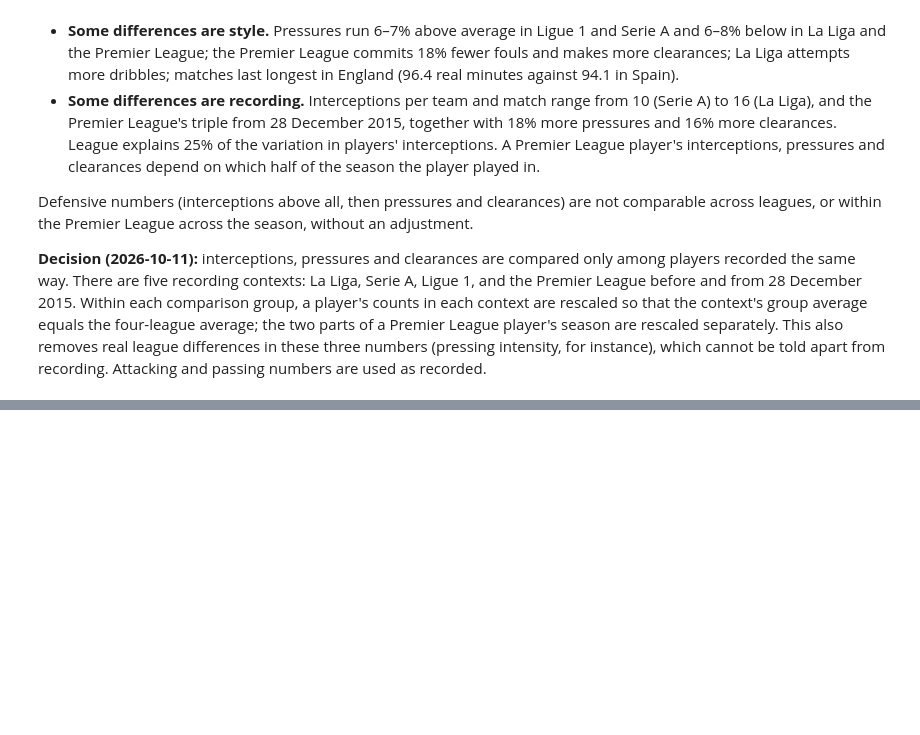
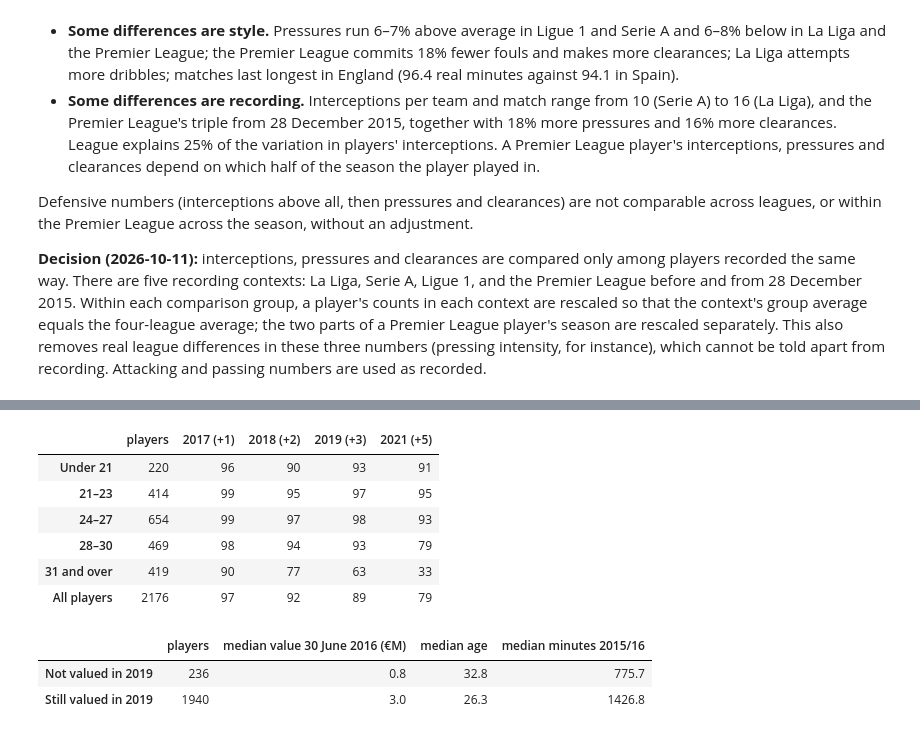
Before and after one commit to Fabiohhp/football-scouting, a Jupyter notebook: notebooks/01_data_exploration.ipynb, the cells around one changed output, grey strips where cells are left out. Saved outputs shown, nothing was run; the diff lists cells and outputs as text; code cells hidden in the pictures; blank space fills up the shorter version.

```diff
--- a/notebooks/01_data_exploration.ipynb
+++ b/notebooks/01_data_exploration.ipynb
@@ -999,0 +1376,38 @@ numbers are used as recorded.
+# %%
+HORIZONS = {"2017 (+1)": 2017, "2018 (+2)": 2018, "2019 (+3)": 2019, "2021 (+5)": 2021}
+age_band = pd.cut(players.set_index("player_id").age, AGE_BANDS, right=False, labels=AGE_LABELS)
+still = pd.DataFrame(
+    {
+        label: age_band.index.isin(value_at(valuations, f"{y}-08-31", max_age_days=365).index)
+        for label, y in HORIZONS.items()
+    },
+    index=age_band.index,
+)
+table = still.groupby(age_band, observed=True).mean().mul(100)
+table.loc["All players"] = still.mean().mul(100)
+table.insert(0, "players", [*age_band.value_counts().reindex(AGE_LABELS), len(still)])
+table.round(0).astype(int).rename_axis(None)
+# %% [output]
+|  | players | 2017 (+1) | 2018 (+2) | 2019 (+3) | 2021 (+5) |
+| Under 21 | 220 | 96 | 90 | 93 | 91 |
+| 21–23 | 414 | 99 | 95 | 97 | 95 |
+| 24–27 | 654 | 99 | 97 | 98 | 93 |
+| 28–30 | 469 | 98 | 94 | 93 | 79 |
+| 31 and over | 419 | 90 | 77 | 63 | 33 |
+| All players | 2176 | 97 | 92 | 89 | 79 |
+# %%
+status = still["2019 (+3)"].map({True: "Still valued in 2019", False: "Not valued in 2019"})
+players.set_index("player_id")[["age", "minutes"]].assign(
+    value=june_30.value / 1e6, status=status
+).groupby("status").agg(
+    players=("age", "size"),
+    **{
+        "median value 30 June 2016 (€M)": ("value", "median"),
+        "median age": ("age", "median"),
+        "median minutes 2015/16": ("minutes", "median"),
+    },
+).round(1).rename_axis(None)
+# %% [output]
+|  | players | median value 30 June 2016 (€M) | median age | median minutes 2015/16 |
+| Not valued in 2019 | 236 | 0.8 | 32.8 | 775.7 |
+| Still valued in 2019 | 1940 | 3.0 | 26.3 | 1426.8 |
```
Also changed, not shown: parts of 21 cells of this notebook, 9 other files.
